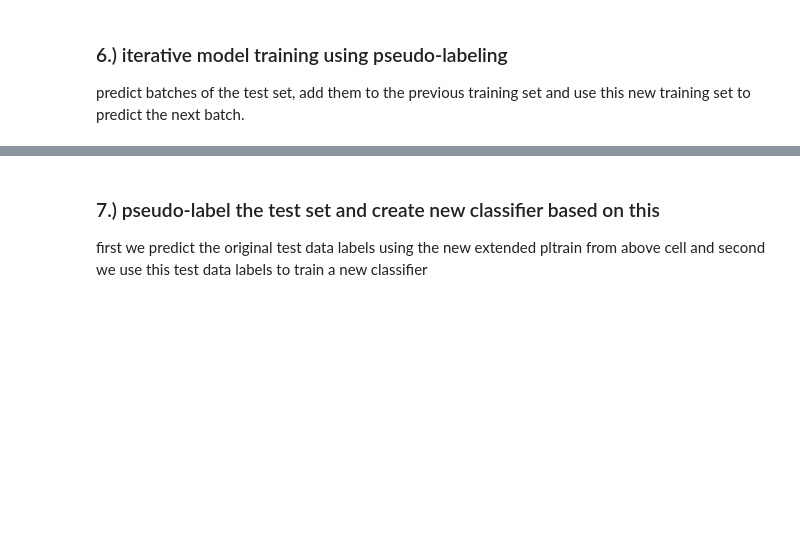
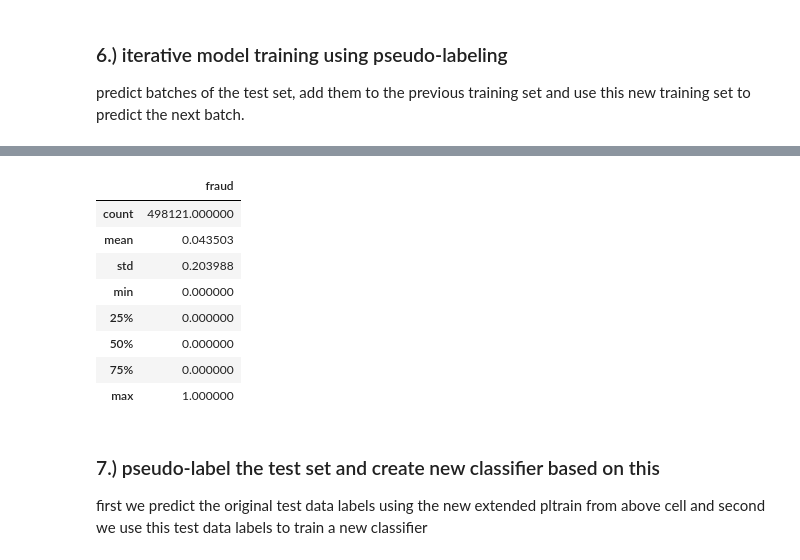
Before and after one commit to LackesLab/dmc2019, a Jupyter notebook: notebooks/train_with_test_version_lukas.ipynb, the cells around one changed output, grey strips where cells are left out. Cells and saved outputs as stored; diff of their text form; code cells hidden in the pictures; blank space fills up the shorter version.

```diff
--- a/notebooks/train_with_test_version_lukas.ipynb
+++ b/notebooks/train_with_test_version_lukas.ipynb
@@ -255,7 +237,7 @@ def test_routine(data_dict, data_transformer, knn_lookup):
     lsvc_pred_val = lsvc_pltrain.predict(data_dict['val_X_scaled_df'].values)
     xgb_pred_val = xgb_pltrain.predict(data_dict['val_X_unscaled_df'].values)
 
-    own_classifier_pred_val = classify(lsvc_pltrain, xgb_pltrain, data_dict['val_X_unscaled_df'],
+    own_classifier_pred_val = classify(xgb_pltrain, lsvc_pltrain,  data_dict['val_X_unscaled_df'],
                                        data_dict['knnwithprob_Xy_unscaled_df'], data_transformer, knn_lookup)
 
     lsvc_val_acc, lsvc_val_dmc, lsvc_val_conf_mat = calc_scores(data_dict['val_y_df'].values, lsvc_pred_val)
@@ -266,13 +248,13 @@ def test_routine(data_dict, data_transformer, knn_lookup):
     lsvc_pltrain = get_classifier("svc")
     xgb_pltrain = get_classifier("xgb")
 
-    lsvc_pltrain.fit(data_dict['pltrain_X_scaled_df'].values, data_dict['pltrain_y_df'].values)
-    xgb_pltrain.fit(data_dict['pltrain_X_unscaled_df'].values, data_dict['pltrain_y_df'].values)
+    lsvc_pltrain.fit(data_dict['test_X_scaled_df'].values, data_dict['test_y_df'].values)
+    xgb_pltrain.fit(data_dict['test_X_unscaled_df'].values, data_dict['test_y_df'].values)
 
     # Predict on original full size (~1900 samples) just trained on test_data
     lsvc_pred_train = lsvc_pltrain.predict(data_dict['train_complete_X_scaled_df'].values)
     xgb_pred_train = xgb_pltrain.predict(data_dict['train_complete_X_unscaled_df'].values)
-    own_classifier_pred_train = classify(lsvc_pltrain, xgb_pltrain, data_dict['train_complete_X_unscaled_df'],
+    own_classifier_pred_train = classify(xgb_pltrain,lsvc_pltrain, data_dict['train_complete_X_unscaled_df'],
                                          data_dict['knnwithprob_Xy_unscaled_df'], data_transformer, knn_lookup)
 
 
@@ -359,7 +341,10 @@ def classify(xgboost_fitted, linear_svc_fitted, data_to_predict, data_knn_with_p
             # If distance is smaller than 0.15, use knn
             else:
                 best_classifier = get_best_classifier_for_sample(idx_knn, data_knn_with_probs)
-                if best_classifier == "xgboost":
+                if isinstance(best_classifier, int):
+                    prediction.append(best_classifier)
+
+                elif best_classifier == "xgboost":
                     pred_start = time.time()
                     prediction.append(xgboost_fitted.predict([data_to_predict_unscaled.iloc[i].values])[0])
                     pred_end = time.time()
@@ -371,7 +356,6 @@ def classify(xgboost_fitted, linear_svc_fitted, data_to_predict, data_knn_with_p
                     pred_end = time.time()
 
                 elif best_classifier is None:
-                    # TODO What should we do in this case?
                     prediction.append(0)
                 pred_time.append(pred_end - pred_start)
     #print("Time for KNN Search: {}  Time For Prediction: {}".format(np.sum(knn_time), np.sum(pred_time)))
@@ -406,7 +390,7 @@ def semi_supervised_learning_procedure(test_X_unscaled, train_X_unscaled, train_
     knnwithprobs_Xy_df['lsvc_predict'] = linear_svc_initial.predict(knnwithprobs_X_scaled_df.values)
     knnwithprobs_Xy_df['lsvc_proba'] = [round(max(x), 3) for x in
                                         linear_svc_initial.predict_proba(knnwithprobs_X_scaled_df.values)]
-
+    results = []
     for i in range(TEST_BATCH_SIZE, len(test_X_unscaled), TEST_BATCH_SIZE):
         if int(i / TEST_BATCH_SIZE) % ITER_PRINT_EVERY == 0:
             print("iteration", int(i / TEST_BATCH_SIZE), "\t/", int(np.ceil(len(test_X_unscaled) / TEST_BATCH_SIZE)),
@@ -439,13 +423,32 @@ def semi_supervised_learning_procedure(test_X_unscaled, train_X_unscaled, train_
         knnwithprobs_Xy_df['lsvc_proba'] = [round(max(x), 3) for x in
                                             linear_svc.predict_proba(transformer.apply_scaler(knnwithprobs_Xy_df_tmp))]
         test_data_dict['knnwithprob_Xy_unscaled_df'] = knnwithprobs_Xy_df
+        test_data_dict['test_X_unscaled_df'] = pltrain_X_unscaled_df.iloc[train_X_scaled_len:]
+        test_data_dict['test_X_scaled_df'] = pltrain_X_scaled_df.iloc[train_X_scaled_len:]
+        test_data_dict['test_y_df'] = pltrain_y_df.iloc[train_X_scaled_len:]
 
-        print("Test Results: ", test_routine(data_dict, transformer, knn_lookup))
+        res = test_routine(data_dict, transformer, knn_lookup)
 
+        print("XGBoost: PLTrain auf Val: {} --- PLTest auf Train: {} || LinearSVC:  PLTrain auf Val: {} --- PLTest auf Train: {} || Own Classifier:  PLTrain auf Val: {} --- PLTest auf Train: {}".format(
+            res['xgboost']['val']['dmc_score'],res['xgboost']['train']['dmc_score'],res['lin_svc']['val']['dmc_score'],res['lin_svc']['train']['dmc_score'],res['own_classifier']['val']['dmc_score'],res['own_classifier']['train']['dmc_score']))
+        #print("Own Classifier:\n  PLTrain auf Val: {} --- PLTest auf Train: {}".format(res['own_classifier']['val']['dmc_score'],res['own_classifier']['train']['dmc_score']))
+
+
+        results.append(res)
+
+    """
     # use last few rows that cant fill up a complete batch as a smaller batch
     print("iteration", int(i / TEST_BATCH_SIZE) + 1, "\twith batch from", i, "\t to", len(test_X_unscaled),
           ", training with", len(pltrain_X_unscaled_df), "samples")
     testbatch_X_transformed_df = test_X_unscaled.iloc[i:len(test_X_unscaled)]
+    """
+    xgb_final = get_classifier("xgb")
+    lsvc_final = get_classifier("svc")
+
+    xgb_final.fit(pltrain_X_unscaled_df.values, pltrain_y_df.values)
+    lsvc_final.fit(pltrain_X_scaled_df.values, pltrain_y_df.values)
+    final_prediction = classify(xgb_final, lsvc_final, test_final_X_df, data_dict['knnwithprob_Xy_unscaled_df'], transformer, knn_lookup)
+    return results, final_prediction
 # %% [markdown]
 ### 6.) iterative model training using pseudo-labeling
 predict batches of the test set, add them to the previous training set and use this new training set to predict the next batch.
@@ -480,6 +482,6 @@ data_dict['val_X_unscaled_df'] = val_X_unscaled_df.copy()
 data_dict['val_X_scaled_df'] = transformer.apply_scaler(val_X_unscaled_df)
 data_dict['val_y_df'] = val_y_df.copy()
 
-semi_supervised_learning_procedure(test_X_unscaled_df, train_X_unscaled_df, train_y_df, data_dict, transformer, knnwithprobs_Xy_df)
+res, fin_pred = semi_supervised_learning_procedure(test_X_unscaled_df, train_X_unscaled_df, train_y_df, data_dict, transformer, knnwithprobs_Xy_df)
 # %% [output]
 1127 available train data before pseudo labeling
@@ -497,3 +516,15 @@ train_complete_X_unscaled_df.copy().describe()
+# %%
+fin_pred.describe()
+# %% [output]
+|  | fraud |
+| count | 498121.000000 |
+| mean | 0.043503 |
+| std | 0.203988 |
+| min | 0.000000 |
+| 25% | 0.000000 |
+| 50% | 0.000000 |
+| 75% | 0.000000 |
+| max | 1.000000 |
 # %% [markdown]
 ### 7.) pseudo-label the test set and create new classifier based on this
 first we predict the original test data labels using the new extended pltrain from above cell and second we use this test data labels to train a new classifier
```
Also changed, not shown: parts of 9 cells of this notebook.
